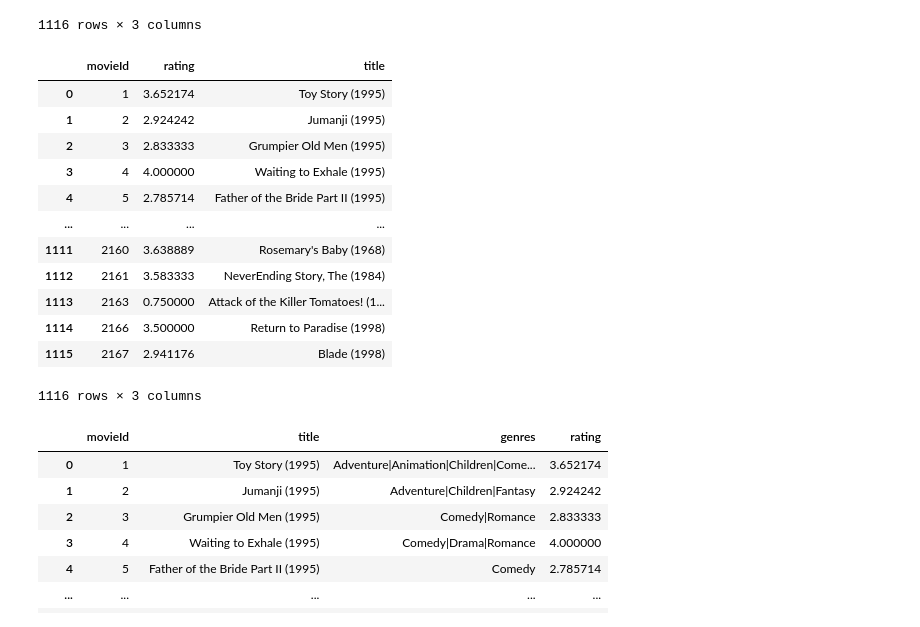
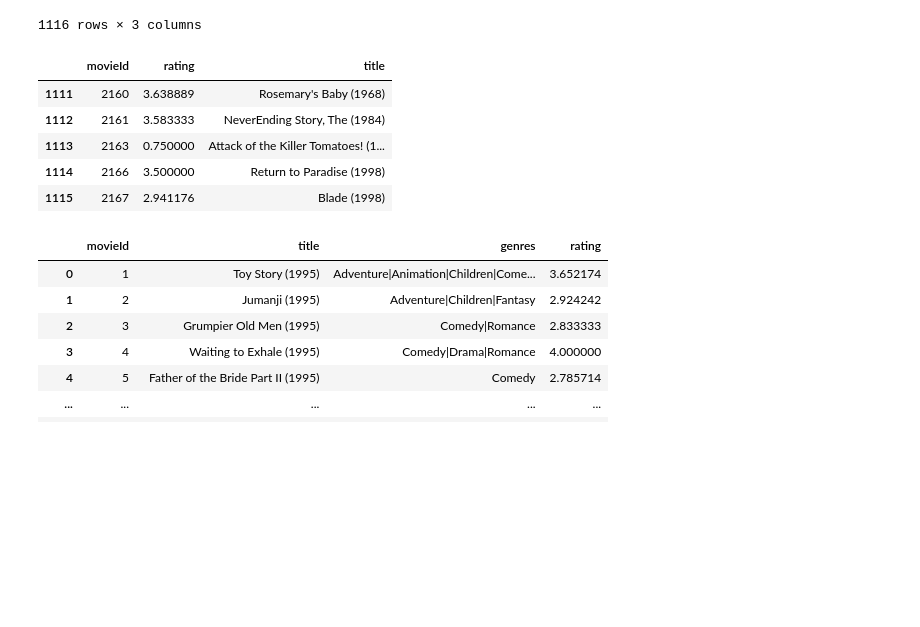
Before and after one commit to Pspetz/Big-Data-Analytics, a Jupyter notebook: query1.ipynb, the cells around one changed output. Drawn from its saved outputs; the diff is of its cells as text; code cells hidden in the pictures; blank space fills up the shorter version.

```diff
--- a/query1.ipynb
+++ b/query1.ipynb
@@ -125,21 +170,14 @@ final_query
 1116 rows × 3 columns
 # %%
 #query1
-final_query
+final_query.tail()
 # %% [output]
 |  | movieId | rating | title |
-| 0 | 1 | 3.652174 | Toy Story (1995) |
-| 1 | 2 | 2.924242 | Jumanji (1995) |
-| 2 | 3 | 2.833333 | Grumpier Old Men (1995) |
-| 3 | 4 | 4.000000 | Waiting to Exhale (1995) |
-| 4 | 5 | 2.785714 | Father of the Bride Part II (1995) |
-| ... | ... | ... | ... |
 | 1111 | 2160 | 3.638889 | Rosemary's Baby (1968) |
 | 1112 | 2161 | 3.583333 | NeverEnding Story, The (1984) |
 | 1113 | 2163 | 0.750000 | Attack of the Killer Tomatoes! (1... |
 | 1114 | 2166 | 3.500000 | Return to Paradise (1998) |
 | 1115 | 2167 | 2.941176 | Blade (1998) |
-1116 rows × 3 columns
 # %%
 #QUERYY222222222222222222222
 for_query2
```
Also changed, not shown: parts of 11 cells of this notebook.
